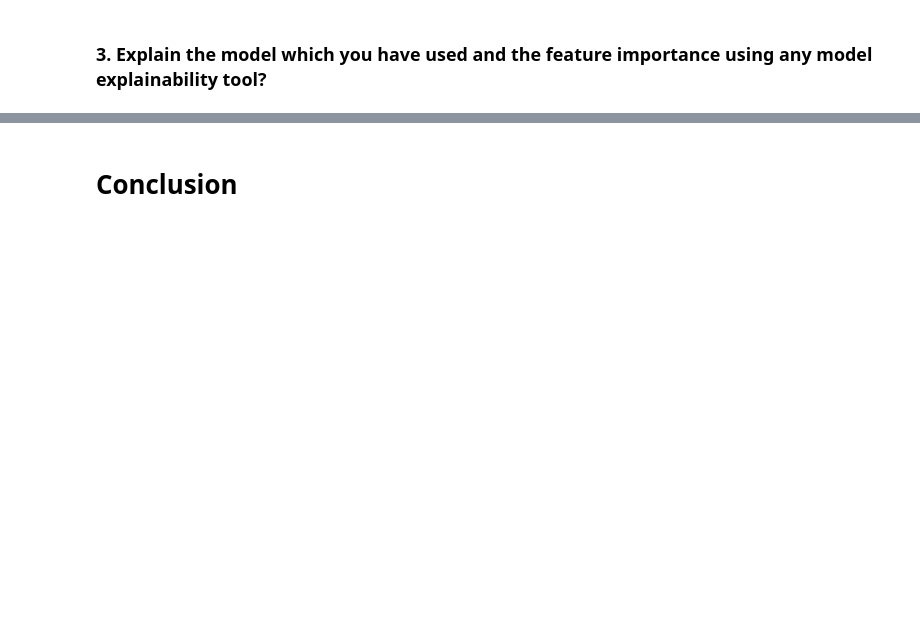
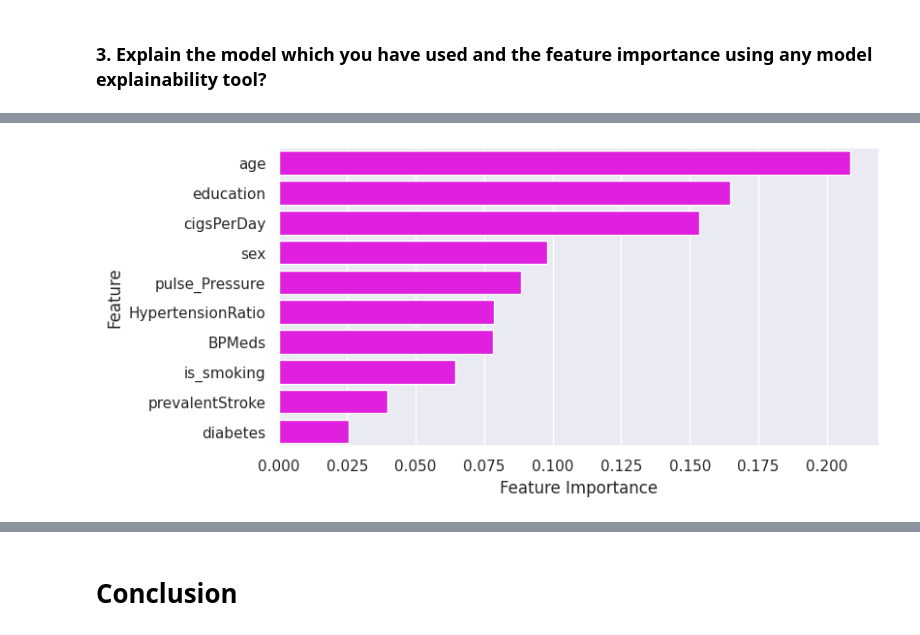
Before and after one commit to ErSangram/Capstone_03_Cardiovascular_Risk_Prediction, a Jupyter notebook: Capstone_03_Cardiovascular_Risk_Prediction.ipynb, the cells around one changed output, grey strips where cells are left out. Drawn from its saved outputs; the diff is of its cells as text; code cells hidden in the pictures; blank space fills up the shorter version.

```diff
--- a/Capstone_03_Cardiovascular_Risk_Prediction.ipynb
+++ b/Capstone_03_Cardiovascular_Risk_Prediction.ipynb
@@ -905,14 +907,14 @@ We have selected below features as our final features as they are highly corelat
 from sklearn.preprocessing import StandardScaler
 
 # Select the numerical variables to standardize
-X = Feature_df.drop(['TenYearCHD'], axis=1)
+X_df = Feature_df.drop(['TenYearCHD'], axis=1)
 y= Feature_df[['TenYearCHD']]
 
 # Standardize the numerical variables using StandardScaler
 std_regressor= StandardScaler()
 
 # Fit and Transform
-X= std_regressor.fit_transform(X)
+X= std_regressor.fit_transform(X_df)
 # %% [markdown]
 ##### Which method have you used to scale you data and why?
 StandardScaler scales the data so that the mean is 0 and the standard deviation is 1. It is a commonly used method for scaling data in machine learning because it preserves the shape of the original distribution and is suitable for most machine learning algorithms, especially those that use distance-based measures. StandardScaler is also useful for the features in the data have significantly different scales because it can help to make the features more comparable.
@@ -1425,0 +1433,13 @@ Answer Here.
+# %%
+# importance feature
+importances = xgb_model.feature_importances_
+
+#Creating a dictonary in order to form the dataframe
+features = X_df.columns
+importance_dict = {'Feature' :features,
+                   'Feature Importance' : importances}
+
+#Creating the dataframe
+importance = pd.DataFrame(importance_dict)
+sorting_features = importance.sort_values(by=['Feature Importance'],ascending=False)
+sorting_features
@@ -1425,0 +1458,7 @@ Answer Here.
+# %%
+# plotting feature importance graph
+plt.figure(figsize=(8,4))
+sns.barplot(x='Feature Importance', y='Feature', data=sorting_features, color='Magenta')
+plt.show()
+# %% [output]
+[figure, added]
```
Also changed, not shown: parts of 23 cells of this notebook.
